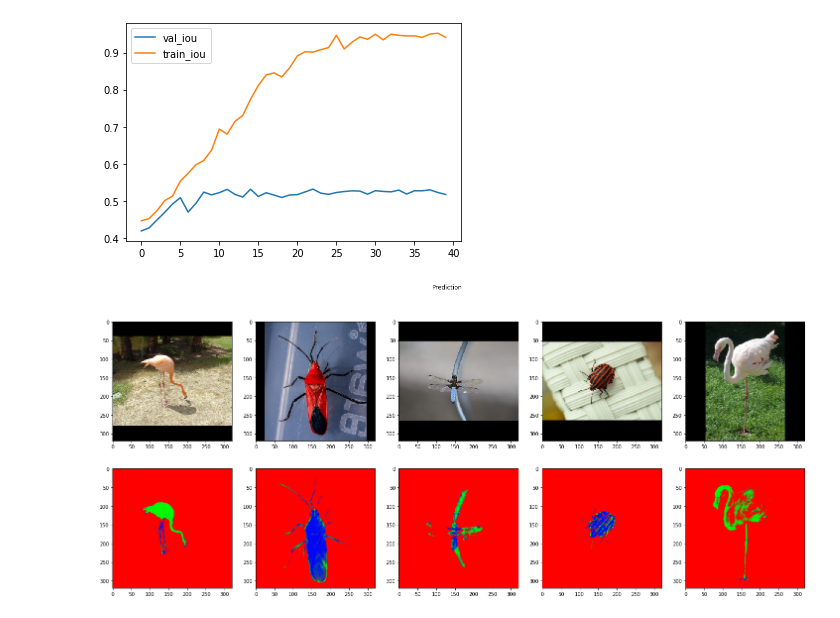
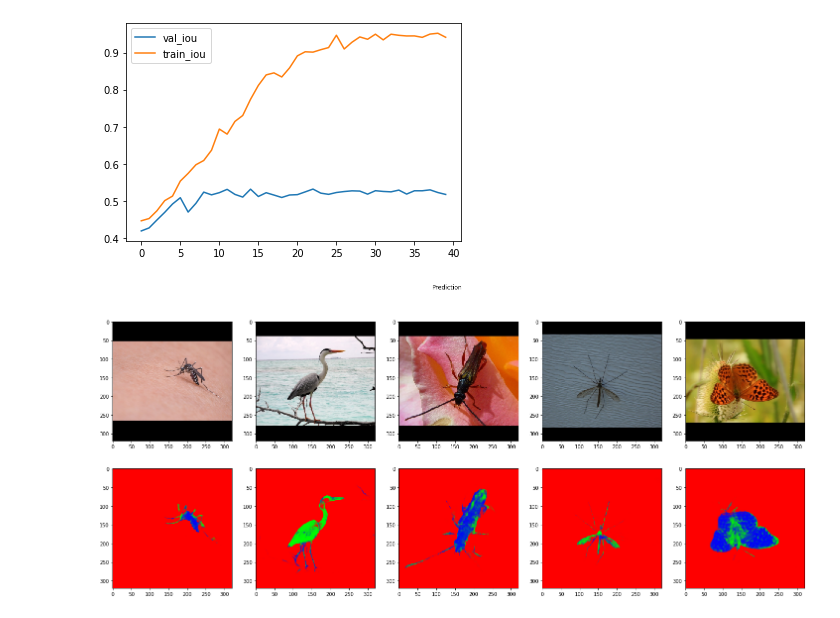
Before and after one commit to thisisashukla/computer-vision, a Jupyter notebook: 5_segmentation/05_segmentation_models.ipynb, the cells around one changed output. Saved outputs shown, nothing was run; the diff lists cells and outputs as text; code cells hidden in the pictures.

```diff
--- a/5_segmentation/05_segmentation_models.ipynb
+++ b/5_segmentation/05_segmentation_models.ipynb
@@ -445,6 +495,6 @@ testGen = DataGenerator(x_test, images, masks, labels, batch_size=5, reshape = (
 # %%
 pred = model.predict_generator(testGen)
 # %%
-visualize(testGen[0][0][0:5], pred[0:5], title = 'Prediction')
+visualize(testGen[3][0][0:5], pred[15:20], title = 'Prediction')
 # %% [output]
-[figure, old version]
+[figure, new version]
```
Also changed, not shown: parts of 4 cells of this notebook, 9 other files.
